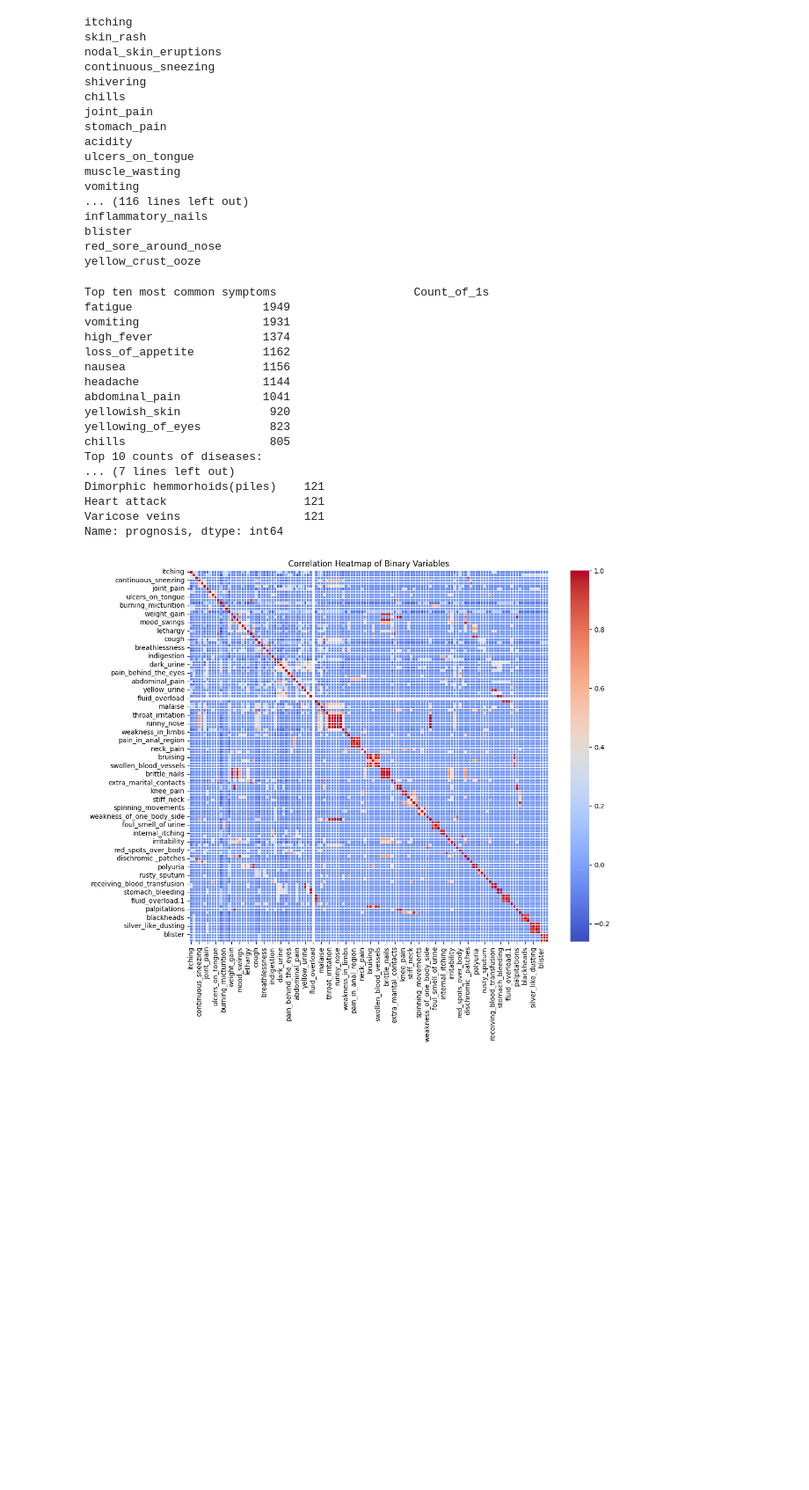
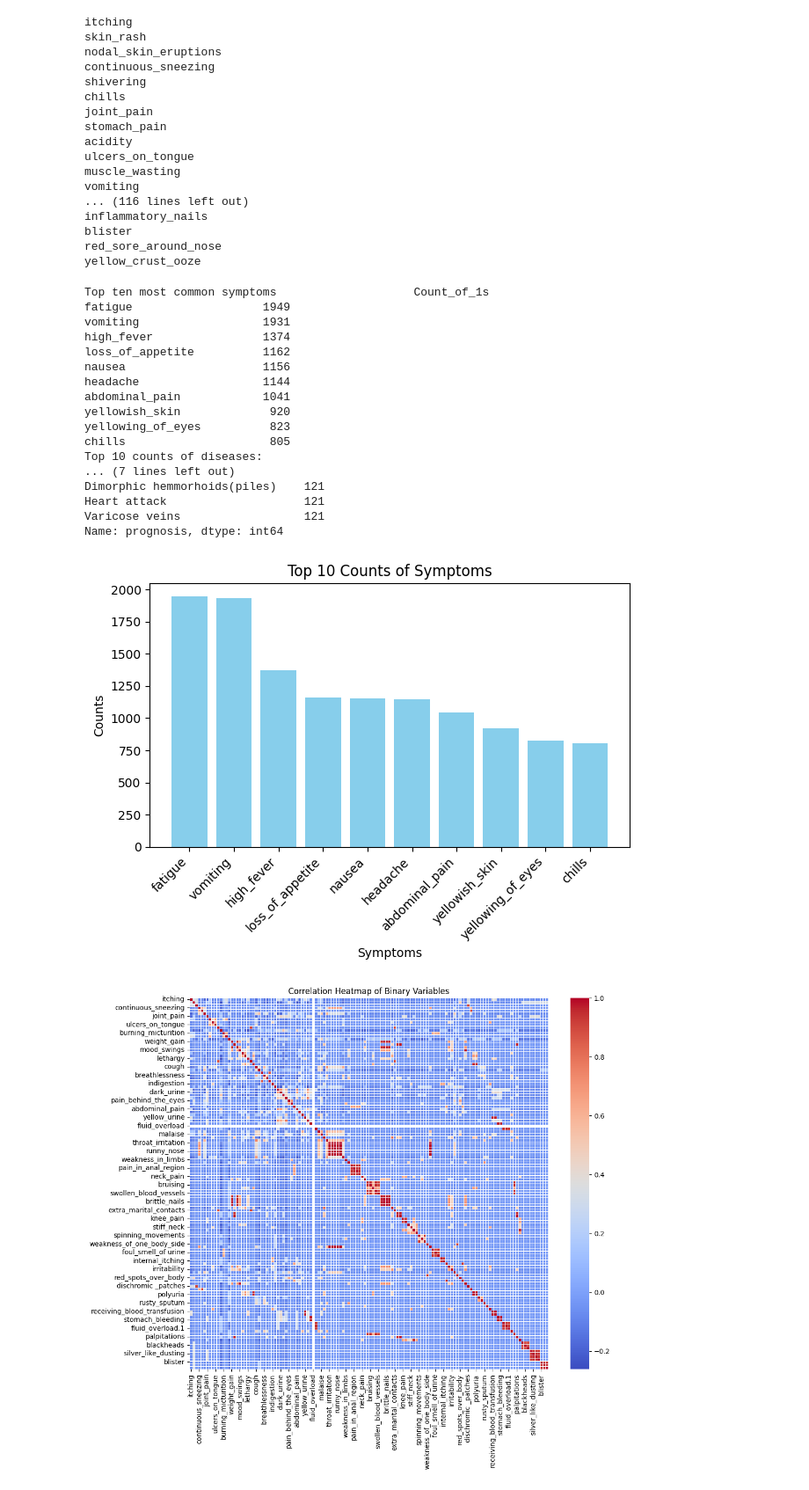
Before and after one commit to allison2368/STA141C_FinalProject, a Jupyter notebook: final_code.ipynb, the cells around one changed output. Shown at 88% size. Cells and saved outputs as stored; diff of their text form; code cells hidden in the pictures; blank space fills up the shorter version.

Commit message:
top symptom count graph

```diff
--- a/final_code.ipynb
+++ b/final_code.ipynb
@@ -112,33 +112,60 @@ summary_df = pd.DataFrame({
 })
 summary_df = summary_df.sort_values('Count_of_1s', ascending=False)
 # Print the summary
 #print(summary_df)
+top_ten_symptoms = summary_df[['Count_of_1s']].iloc[:10]
+
 print("Top ten most common symptoms", summary_df[['Count_of_1s']].iloc[:10])
 
 
 # Find the top 10 counts of diseases
 top_10_counts = df['prognosis'].value_counts().head(10)
 
 print("Top 10 counts of diseases:")
 print(top_10_counts)
+
+
+import matplotlib.pyplot as plt
+
+# Assuming top_10_counts is a pandas Series containing counts of diseases
+top_10_counts = df['prognosis'].value_counts().head(10)
+
+
+
+import matplotlib.pyplot as plt
+
+# Assuming top_ten_symptoms is a pandas DataFrame with symptom names as index and their counts as values
+# If not, you might need to extract names and counts separately
+symptom_names = top_ten_symptoms.index
+counts = top_ten_symptoms['Count_of_1s']
+
+# Plotting the histogram
+plt.bar(symptom_names, counts, color='skyblue')
+plt.xlabel('Symptoms')
+plt.ylabel('Counts')
+plt.title('Top 10 Counts of Symptoms')
+plt.xticks(rotation=45, ha='right')  # Rotate x-axis labels for better readability
+plt.tight_layout()  # Adjust layout to prevent clipping of labels
+plt.show()
 # %% [output]
 Top ten most common symptoms                    Count_of_1s
 fatigue                   1949
 vomiting                  1931
 high_fever                1374
 loss_of_appetite          1162
 nausea                    1156
 headache                  1144
 abdominal_pain            1041
 yellowish_skin             920
 yellowing_of_eyes          823
 chills                     805
 Top 10 counts of diseases:
 ... (7 lines left out)
 Dimorphic hemmorhoids(piles)    121
 Heart attack                    121
 Varicose veins                  121
 Name: prognosis, dtype: int64
+[figure, added]
 # %%
 # view the data in a correlation map
 # Calculate the correlation matrix
```
